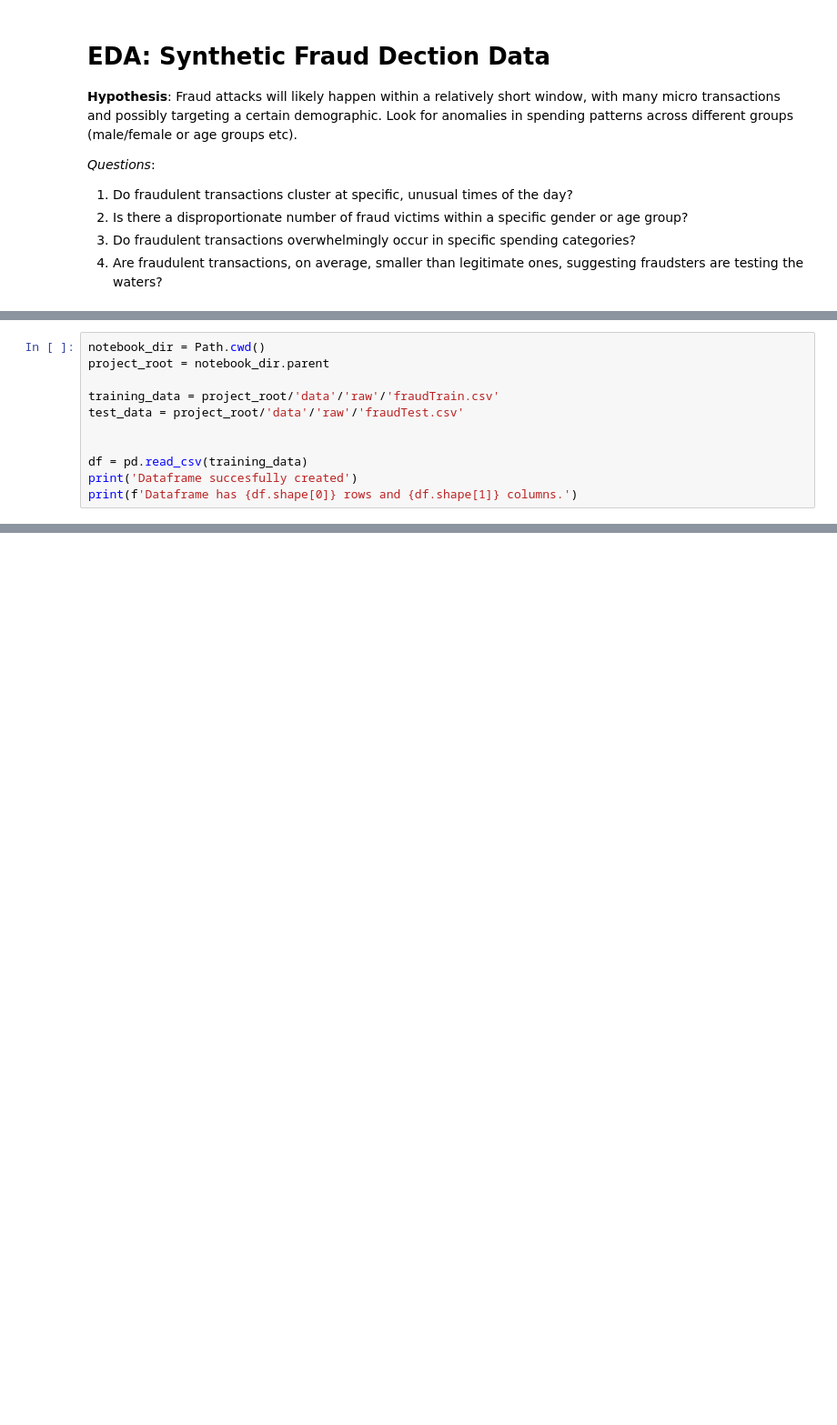
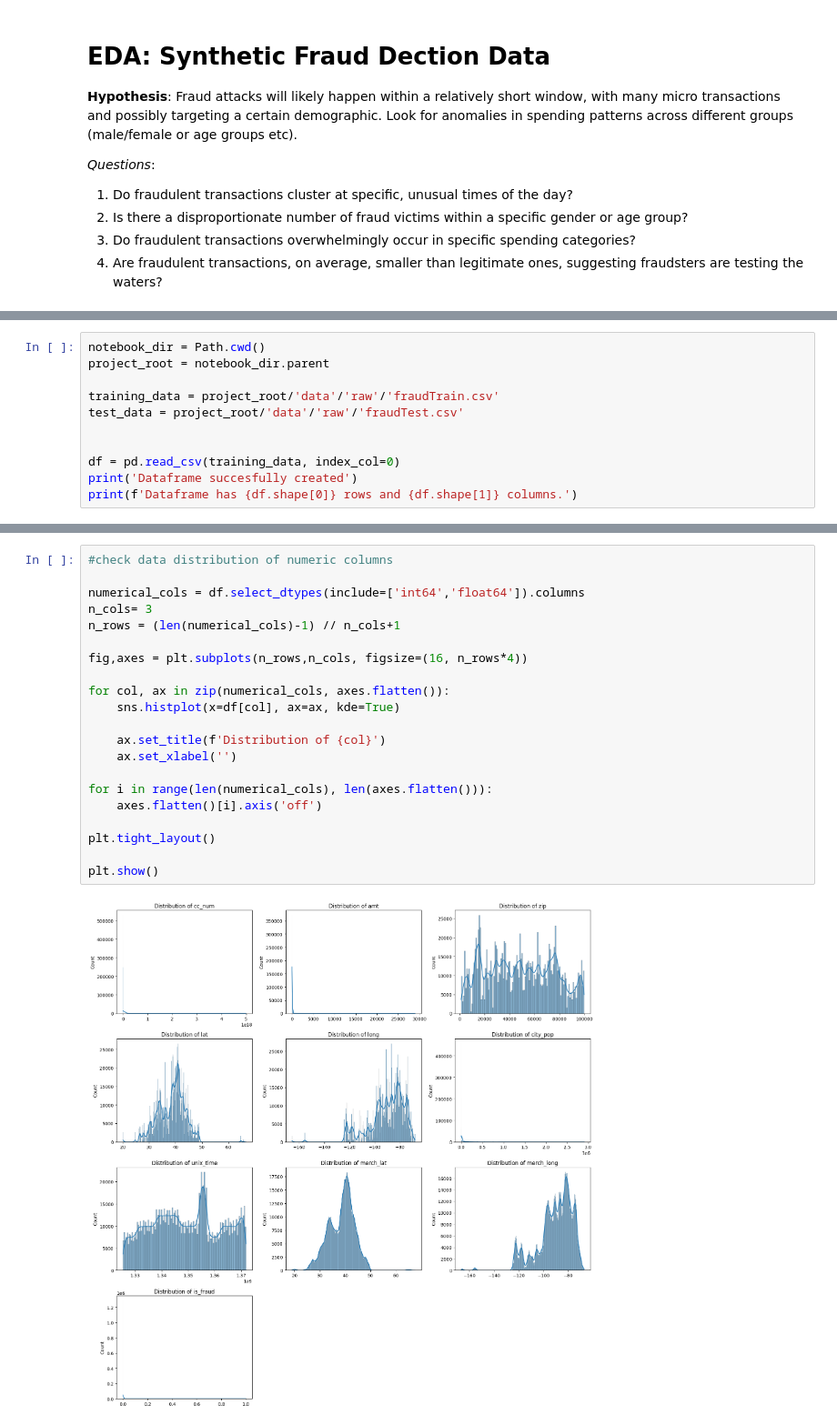
Before and after one commit to Clarkey33/fraud-detection-mlops-pipeline, a Jupyter notebook: notebooks/01-initial-eda.ipynb, the cells around one changed output, grey strips where cells are left out. Shown at 91% size. Cells and saved outputs as stored; diff of their text form; blank space fills up the shorter version.

Commit message:
"eda: exploring data distribution"

```diff
--- a/notebooks/01-initial-eda.ipynb
+++ b/notebooks/01-initial-eda.ipynb
@@ -23,7 +24,7 @@ training_data = project_root/'data'/'raw'/'fraudTrain.csv'
 test_data = project_root/'data'/'raw'/'fraudTest.csv'
 
 
-df = pd.read_csv(training_data)
+df = pd.read_csv(training_data, index_col=0)
 print('Dataframe succesfully created')
 print(f'Dataframe has {df.shape[0]} rows and {df.shape[1]} columns.')
 # %% [output]
@@ -51,0 +96,23 @@ memory usage: 227.5+ MB
+# %%
+#check data distribution of numeric columns
+
+numerical_cols = df.select_dtypes(include=['int64','float64']).columns
+n_cols= 3
+n_rows = (len(numerical_cols)-1) // n_cols+1
+
+fig,axes = plt.subplots(n_rows,n_cols, figsize=(16, n_rows*4))
+
+for col, ax in zip(numerical_cols, axes.flatten()):
+    sns.histplot(x=df[col], ax=ax, kde=True)
+
+    ax.set_title(f'Distribution of {col}')
+    ax.set_xlabel('')
+
+for i in range(len(numerical_cols), len(axes.flatten())):
+    axes.flatten()[i].axis('off')
+
+plt.tight_layout()
+
+plt.show()
+# %% [output]
+[figure, added]
```
Also changed, not shown: parts of 10 cells of this notebook, 2 other files.
